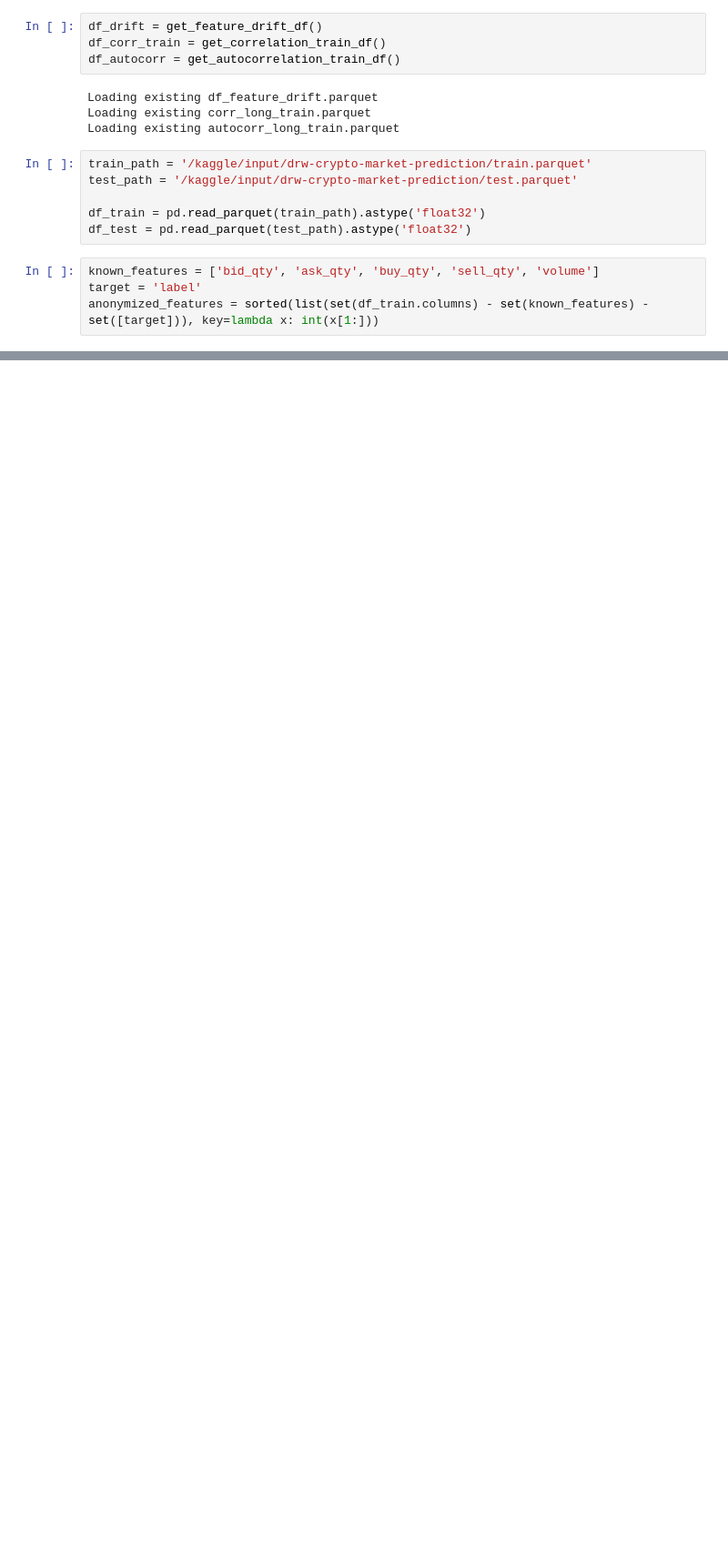
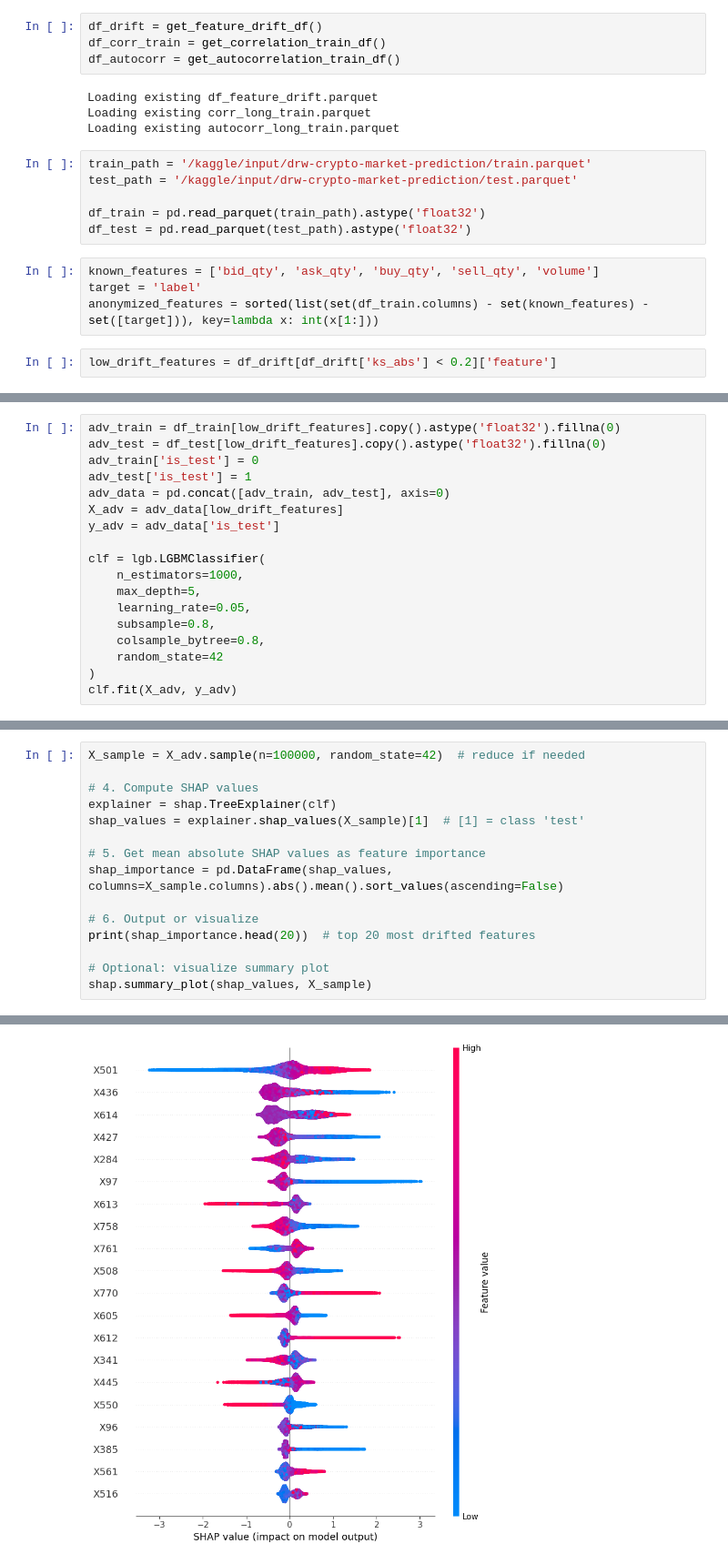
Before and after one commit to CapstoneTeam23UMICH/crypto_market_prediction, a Jupyter notebook: drw-model-v1.ipynb, the cells around one changed output, grey strips where cells are left out. Shown at 91% size. Drawn from its saved outputs; the diff is of its cells as text; blank space fills up the shorter version.

```diff
--- a/drw-model-v1.ipynb
+++ b/drw-model-v1.ipynb
@@ -61,3 +67,5 @@ df_test = pd.read_parquet(test_path).astype('float32')
 known_features = ['bid_qty', 'ask_qty', 'buy_qty', 'sell_qty', 'volume']
 target = 'label'
 anonymized_features = sorted(list(set(df_train.columns) - set(known_features) - set([target])), key=lambda x: int(x[1:]))
+# %%
+low_drift_features = df_drift[df_drift['ks_abs'] < 0.2]['feature']
@@ -63,0 +135,18 @@ anonymized_features = sorted(list(set(df_train.columns) - set(known_features) -
+# %%
+adv_train = df_train[low_drift_features].copy().astype('float32').fillna(0)
+adv_test = df_test[low_drift_features].copy().astype('float32').fillna(0)
+adv_train['is_test'] = 0
+adv_test['is_test'] = 1
+adv_data = pd.concat([adv_train, adv_test], axis=0)
+X_adv = adv_data[low_drift_features]
+y_adv = adv_data['is_test']
+
+clf = lgb.LGBMClassifier(
+    n_estimators=1000,
+    max_depth=5,
+    learning_rate=0.05,
+    subsample=0.8,
+    colsample_bytree=0.8,
+    random_state=42
+)
+clf.fit(X_adv, y_adv)
@@ -63,0 +163,16 @@ anonymized_features = sorted(list(set(df_train.columns) - set(known_features) -
+# %%
+X_sample = X_adv.sample(n=100000, random_state=42)  # reduce if needed
+
+# 4. Compute SHAP values
+explainer = shap.TreeExplainer(clf)
+shap_values = explainer.shap_values(X_sample)[1]  # [1] = class 'test'
+
+# 5. Get mean absolute SHAP values as feature importance
+shap_importance = pd.DataFrame(shap_values, columns=X_sample.columns).abs().mean().sort_values(ascending=False)
+
+# 6. Output or visualize
+print(shap_importance.head(20))  # top 20 most drifted features
+
+# Optional: visualize summary plot
+shap.summary_plot(shap_values, X_sample)
+# %% [output]
@@ -63,0 +197 @@ anonymized_features = sorted(list(set(df_train.columns) - set(known_features) -
+[figure, added]
```
Also changed, not shown: parts of 37 cells of this notebook.
